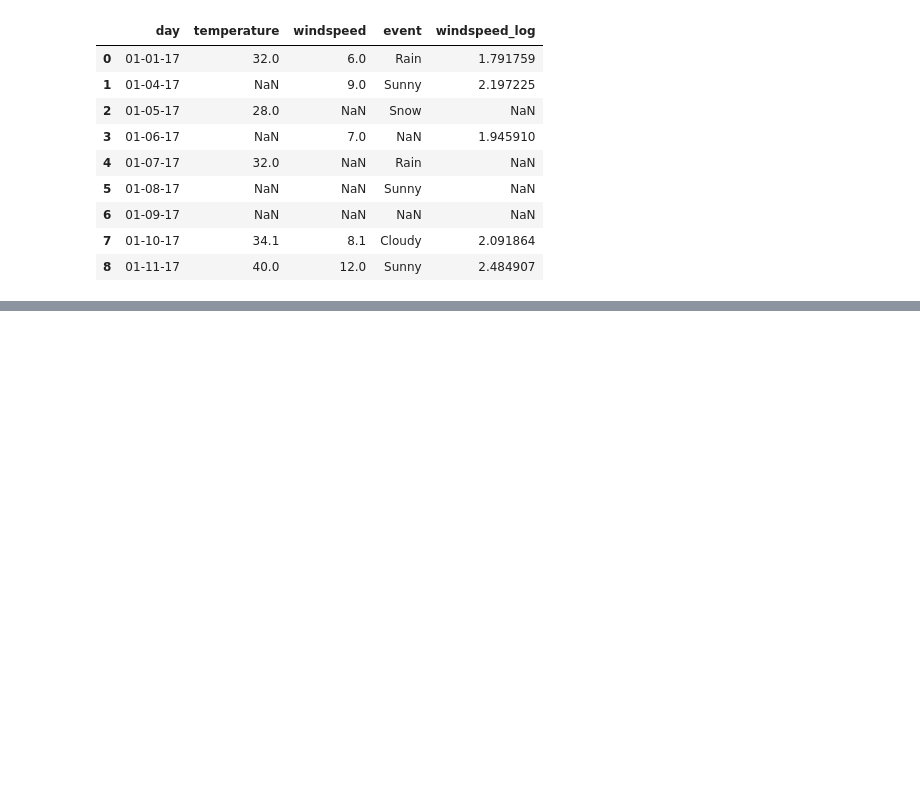
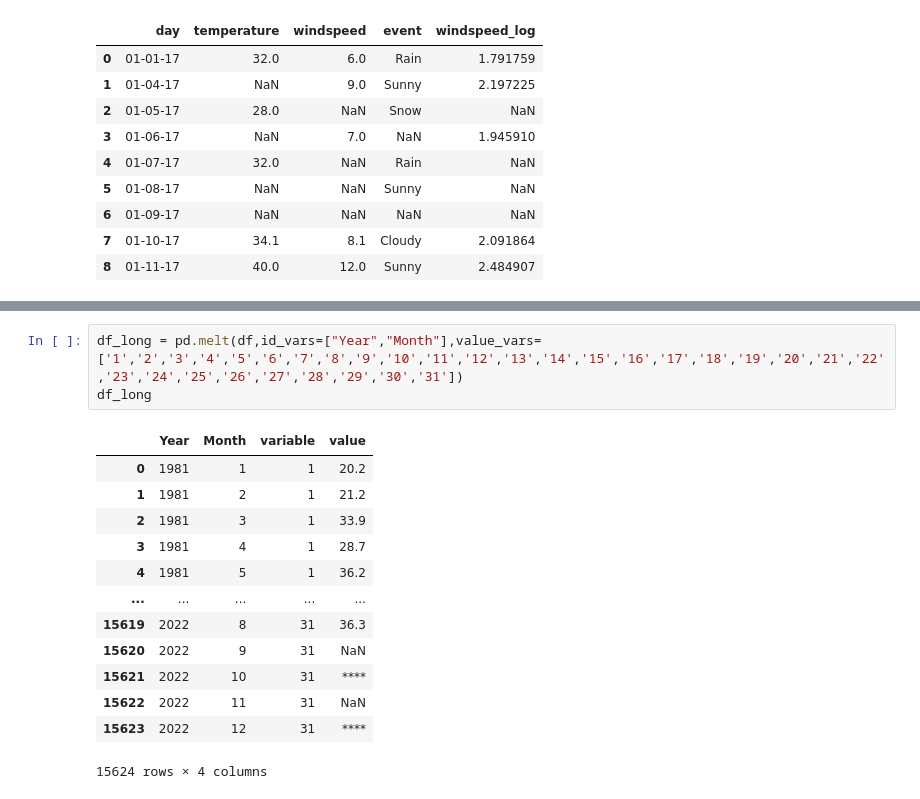
Before and after one commit to TanjiEvan/Python, a Jupyter notebook: Numpy&Pandas/EDA.ipynb, the cells around one changed output, grey strips where cells are left out. Saved outputs shown, nothing was run; the diff lists cells and outputs as text; blank space fills up the shorter version.

```diff
--- a/Numpy&Pandas/EDA.ipynb
+++ b/Numpy&Pandas/EDA.ipynb
@@ -489,0 +508,17 @@ df
+# %%
+df_long = pd.melt(df,id_vars=["Year","Month"],value_vars=['1','2','3','4','5','6','7','8','9','10','11','12','13','14','15','16','17','18','19','20','21','22','23','24','25','26','27','28','29','30','31'])
+df_long
+# %% [output]
+|  | Year | Month | variable | value |
+| 0 | 1981 | 1 | 1 | 20.2 |
+| 1 | 1981 | 2 | 1 | 21.2 |
+| 2 | 1981 | 3 | 1 | 33.9 |
+| 3 | 1981 | 4 | 1 | 28.7 |
+| 4 | 1981 | 5 | 1 | 36.2 |
+| ... | ... | ... | ... | ... |
+| 15619 | 2022 | 8 | 31 | 36.3 |
+| 15620 | 2022 | 9 | 31 | NaN |
+| 15621 | 2022 | 10 | 31 | **** |
+| 15622 | 2022 | 11 | 31 | NaN |
+| 15623 | 2022 | 12 | 31 | **** |
+15624 rows × 4 columns
```
Also changed, not shown: parts of 7 cells of this notebook.
